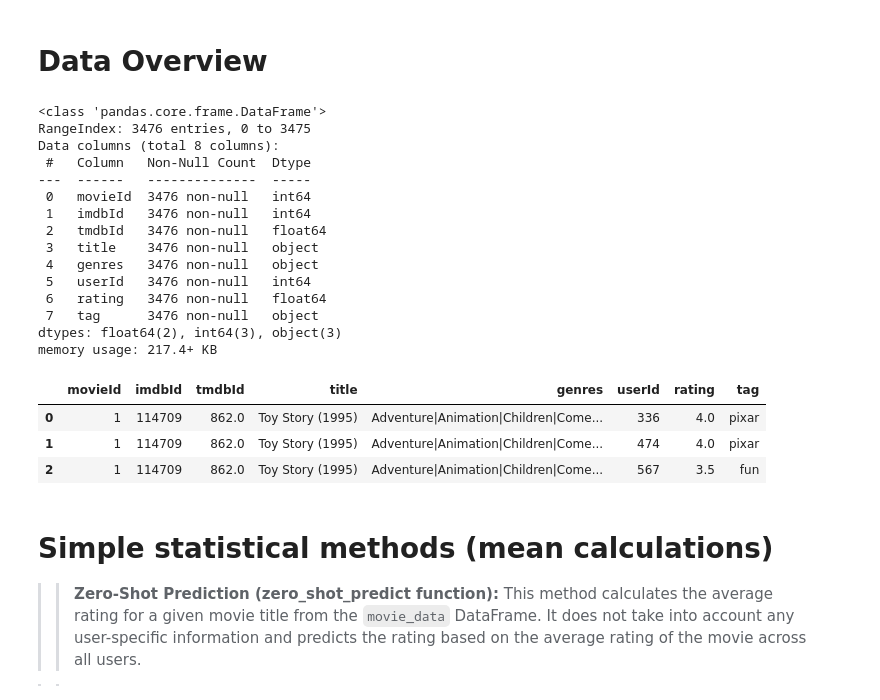
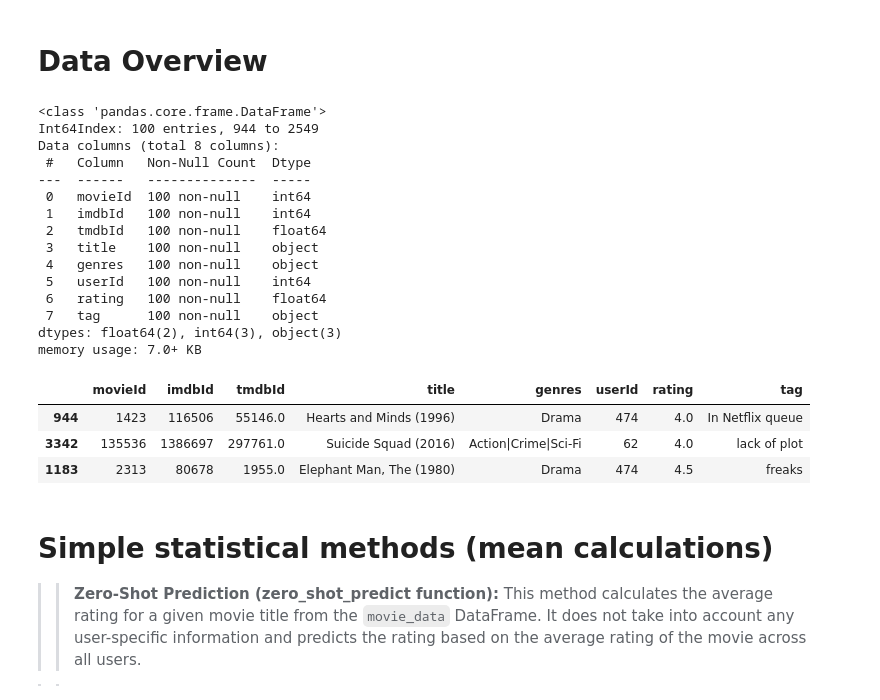
Before and after one commit to tnathu-ai/recommender-system-openAI, a Jupyter notebook: rec-sys/notebook/continuous_rating_prediction.ipynb, the cells around one changed output. Cells and saved outputs as stored; diff of their text form; code cells hidden in the pictures.

```diff
--- a/rec-sys/notebook/continuous_rating_prediction.ipynb
+++ b/rec-sys/notebook/continuous_rating_prediction.ipynb
@@ -42,29 +42,31 @@ MAE:  1.0
 # %%
 # Read the dataset
 dataset_path = "../data/ml-latest-small/merged_data.csv"
 movie_data = pd.read_csv(dataset_path)
+# get sample data of 100 rows
+movie_data = movie_data.sample(100)
 movie_data.info()
 movie_data.head(3)
 # %% [output]
 <class 'pandas.core.frame.DataFrame'>
-RangeIndex: 3476 entries, 0 to 3475
+Int64Index: 100 entries, 944 to 2549
 Data columns (total 8 columns):
  #   Column   Non-Null Count  Dtype
 ---  ------   --------------  -----
- 0   movieId  3476 non-null   int64
- 1   imdbId   3476 non-null   int64
- 2   tmdbId   3476 non-null   float64
- 3   title    3476 non-null   object
- 4   genres   3476 non-null   object
- 5   userId   3476 non-null   int64
- 6   rating   3476 non-null   float64
- 7   tag      3476 non-null   object
+ 0   movieId  100 non-null    int64
+ 1   imdbId   100 non-null    int64
+ 2   tmdbId   100 non-null    float64
+ 3   title    100 non-null    object
+ 4   genres   100 non-null    object
+ 5   userId   100 non-null    int64
+ 6   rating   100 non-null    float64
+ 7   tag      100 non-null    object
 dtypes: float64(2), int64(3), object(3)
-memory usage: 217.4+ KB
+memory usage: 7.0+ KB
 |  | movieId | imdbId | tmdbId | title | genres | userId | rating | tag |
-| 0 | 1 | 114709 | 862.0 | Toy Story (1995) | Adventure|Animation|Children|Come... | 336 | 4.0 | pixar |
-| 1 | 1 | 114709 | 862.0 | Toy Story (1995) | Adventure|Animation|Children|Come... | 474 | 4.0 | pixar |
-| 2 | 1 | 114709 | 862.0 | Toy Story (1995) | Adventure|Animation|Children|Come... | 567 | 3.5 | fun |
+| 944 | 1423 | 116506 | 55146.0 | Hearts and Minds (1996) | Drama | 474 | 4.0 | In Netflix queue |
+| 3342 | 135536 | 1386697 | 297761.0 | Suicide Squad (2016) | Action|Crime|Sci-Fi | 62 | 4.0 | lack of plot |
+| 1183 | 2313 | 80678 | 1955.0 | Elephant Man, The (1980) | Drama | 474 | 4.5 | freaks |
 # %% [markdown]
 # Simple statistical methods (mean calculations)
 
```
Also changed, not shown: parts of 7 cells of this notebook, 5 other files.
